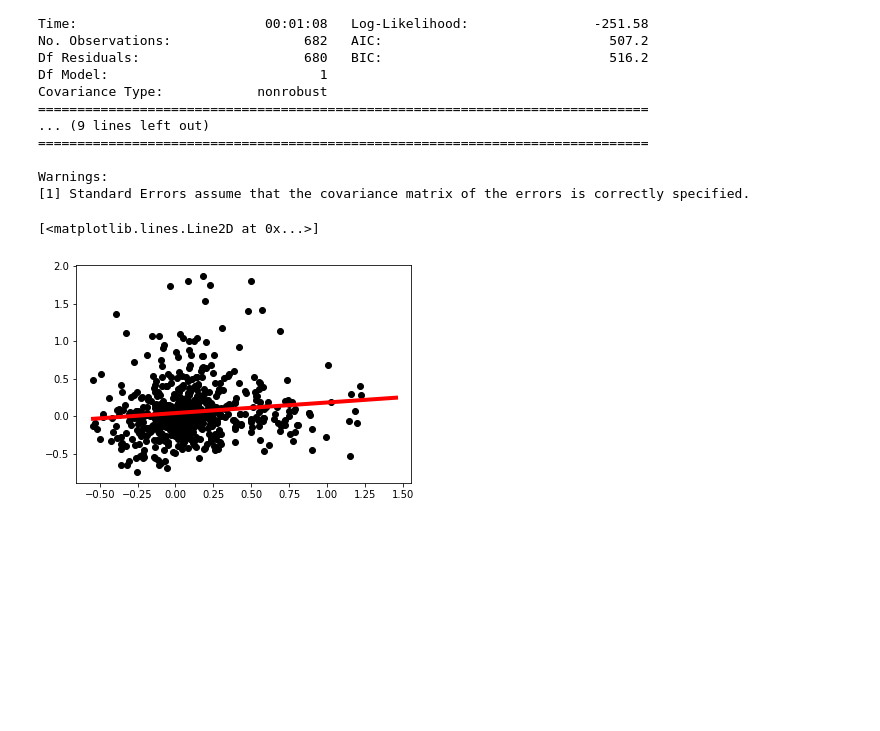
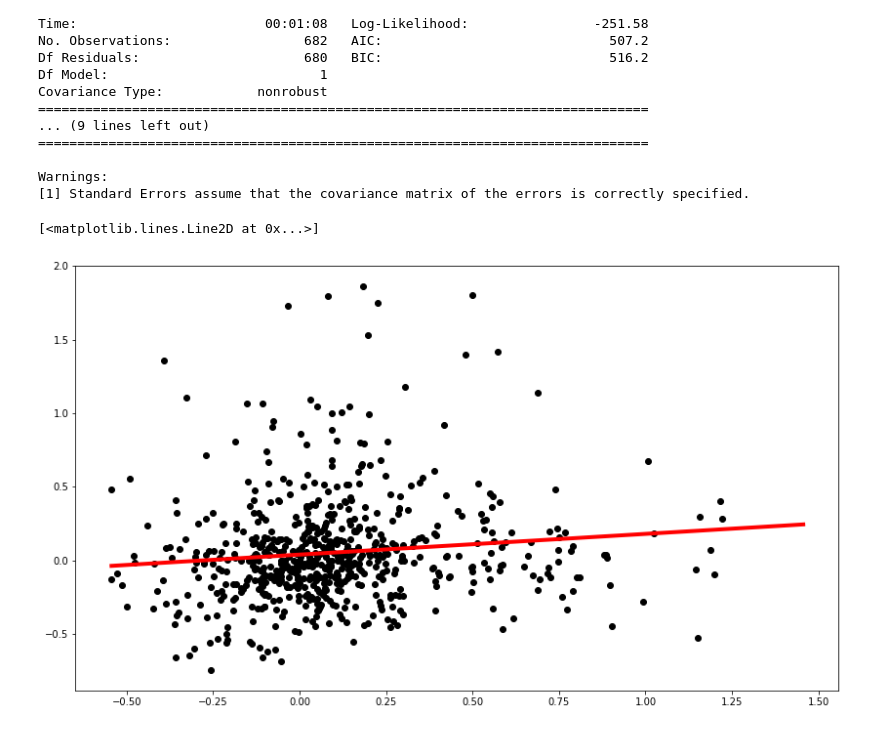
Before and after one commit to easonychang/HotShot-NBAEdition, a Jupyter notebook: Final_Draft.ipynb, the cells around one changed output. Drawn from its saved outputs; the diff is of its cells as text; code cells hidden in the pictures; blank space fills up the shorter version.

Commit message:
Update Final_Draft.ipynb
small change in final plot as I was playing around with figure display settings

```diff
--- a/Final_Draft.ipynb
+++ b/Final_Draft.ipynb
@@ -530,12 +530,13 @@ Covariance Type:            nonrobust
 Warnings:
 [1] Standard Errors assume that the covariance matrix of the errors is correctly specified.
 # %%
+plt.figure(figsize=(14,8))
 plt.scatter(linreg_df['dFGAT'],linreg_df['dWinPer'], c='k')
 xs = np.arange(linreg_df['dFGAT'].min(), linreg_df['dWinPer'].max())
 ys = 0.1407 * xs + 0.0396
 plt.plot(xs, ys, 'r', linewidth=4, label='Model')
 # %% [output]
 [<matplotlib.lines.Line2D at 0x...>]
-[figure, old version]
+[figure, new version]
 # %%
 # I wanted to discuss this part before writing up any sort of interpretation or results section - CHase
```
